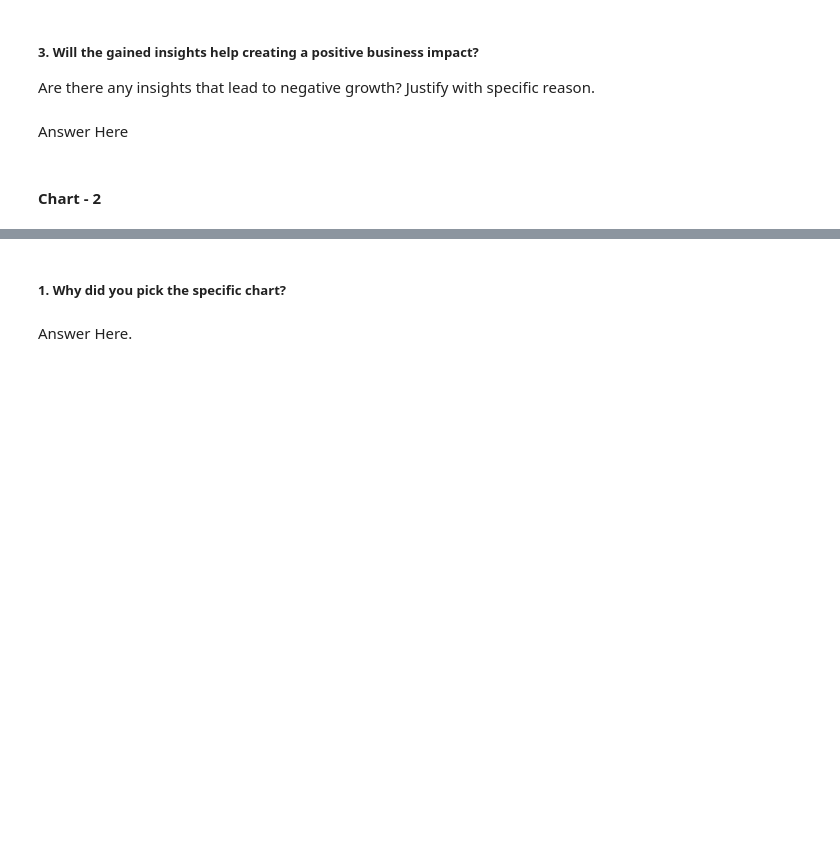
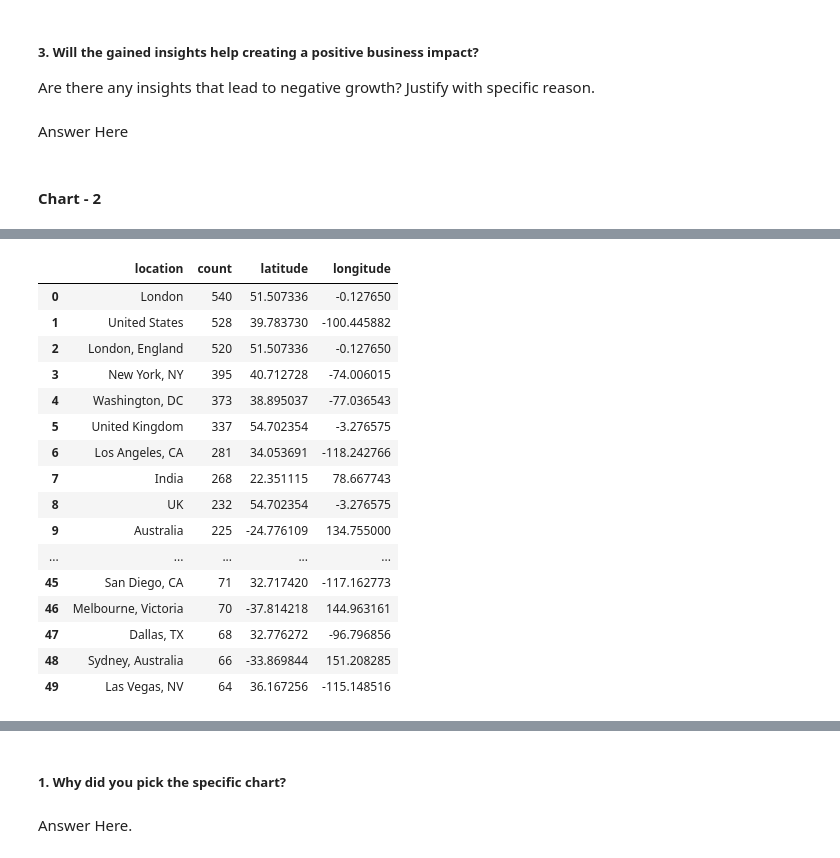
Before and after one commit to kuldeep-sngh/Covid-19-Tweet-Sentiment-Analysis, a Jupyter notebook: Covid_19_Tweet_Sentiment_Analysis.ipynb, the cells around one changed output, grey strips where cells are left out. Drawn from its saved outputs; the diff is of its cells as text; code cells hidden in the pictures; blank space fills up the shorter version.

```diff
--- a/Covid_19_Tweet_Sentiment_Analysis.ipynb
+++ b/Covid_19_Tweet_Sentiment_Analysis.ipynb
@@ -273,0 +456,20 @@ Answer Here
+# %%
+top_loc_df
+# %% [output]
+|  | location | count | latitude | longitude |
+| 0 | London | 540 | 51.507336 | -0.127650 |
+| 1 | United States | 528 | 39.783730 | -100.445882 |
+| 2 | London, England | 520 | 51.507336 | -0.127650 |
+| 3 | New York, NY | 395 | 40.712728 | -74.006015 |
+| 4 | Washington, DC | 373 | 38.895037 | -77.036543 |
+| 5 | United Kingdom | 337 | 54.702354 | -3.276575 |
+| 6 | Los Angeles, CA | 281 | 34.053691 | -118.242766 |
+| 7 | India | 268 | 22.351115 | 78.667743 |
+| 8 | UK | 232 | 54.702354 | -3.276575 |
+| 9 | Australia | 225 | -24.776109 | 134.755000 |
+| ... | ... | ... | ... | ... |
+| 45 | San Diego, CA | 71 | 32.717420 | -117.162773 |
+| 46 | Melbourne, Victoria | 70 | -37.814218 | 144.963161 |
+| 47 | Dallas, TX | 68 | 32.776272 | -96.796856 |
+| 48 | Sydney, Australia | 66 | -33.869844 | 151.208285 |
+| 49 | Las Vegas, NV | 64 | 36.167256 | -115.148516 |
```
Also changed, not shown: parts of 31 cells of this notebook.
